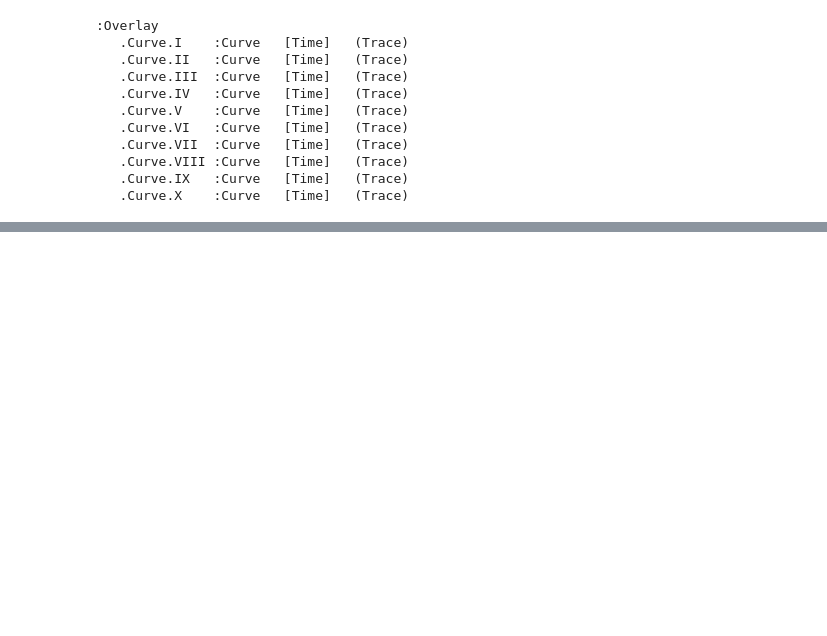
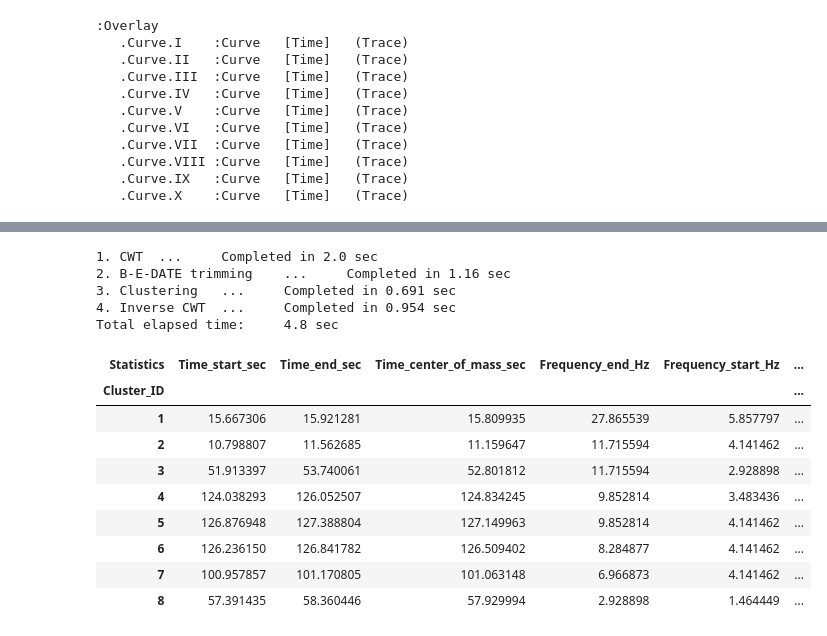
Before and after one commit to sgrubas/cats, a Jupyter notebook: tutorials/DenoisingTutorial.ipynb, the cells around one changed output, grey strips where cells are left out. Drawn from its saved outputs; the diff is of its cells as text; code cells hidden in the pictures; blank space fills up the shorter version.

```diff
--- a/tutorials/DenoisingTutorial.ipynb
+++ b/tutorials/DenoisingTutorial.ipynb
@@ -433,0 +432,6 @@ fig
+# %%
+# Let's load the pretuned CATS model for CWT (pretuned models are also available for STFT as well)
+cats_cwt_denoiser = cats.load_pretuned_CATS(mode='denoiser', multitrace=False, time_frequency_base='CWT')
+
+# And print the main parameters defining CATS based on CWT (`cats.CATSDenoiserCWT`)
+cats_cwt_denoiser.main_params
@@ -433,0 +468,22 @@ fig
+# %%
+# let's apply to the same data
+cwt_denoised = cats_cwt_denoiser ** D
+# %% [output]
+1. CWT  ...     Completed in 2.0 sec
+2. B-E-DATE trimming    ...     Completed in 1.16 sec
+3. Clustering   ...     Completed in 0.691 sec
+4. Inverse CWT  ...     Completed in 0.954 sec
+Total elapsed time:     4.8 sec
+# %%
+cwt_denoised.cluster_catalogs[0, 0]
+# %% [output]
+| Statistics | Time_start_sec | Time_end_sec | Time_center_of_mass_sec | Frequency_end_Hz | Frequency_start_Hz | ... |
+| Cluster_ID |  |  |  |  |  | ... |
+| 1 | 15.667306 | 15.921281 | 15.809935 | 27.865539 | 5.857797 | ... |
+| 2 | 10.798807 | 11.562685 | 11.159647 | 11.715594 | 4.141462 | ... |
+| 3 | 51.913397 | 53.740061 | 52.801812 | 11.715594 | 2.928898 | ... |
+| 4 | 124.038293 | 126.052507 | 124.834245 | 9.852814 | 3.483436 | ... |
+| 5 | 126.876948 | 127.388804 | 127.149963 | 9.852814 | 4.141462 | ... |
+| 6 | 126.236150 | 126.841782 | 126.509402 | 8.284877 | 4.141462 | ... |
+| 7 | 100.957857 | 101.170805 | 101.063148 | 6.966873 | 4.141462 | ... |
+| 8 | 57.391435 | 58.360446 | 57.929994 | 2.928898 | 1.464449 | ... |
```
Also changed, not shown: parts of 20 cells of this notebook.
